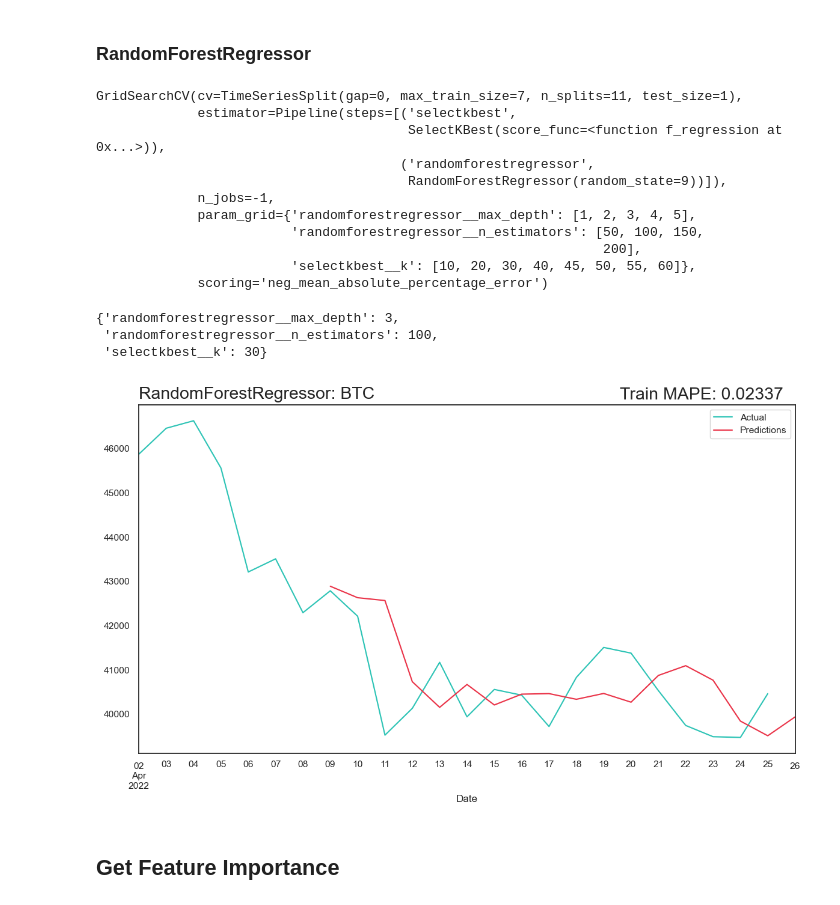
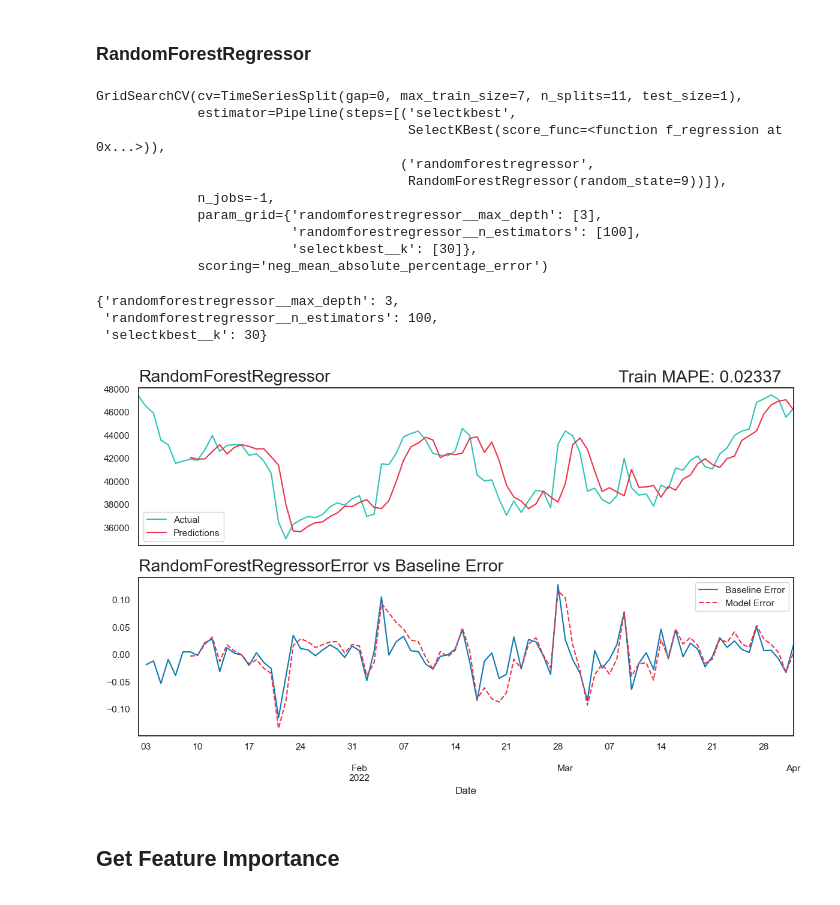
Before and after one commit to LucasNeves27/bc4, a Jupyter notebook: wip/f/BC4_Apex_Models_03.ipynb, the cells around one changed output. Cells and saved outputs as stored; diff of their text form; code cells hidden in the pictures.

```diff
--- a/wip/f/BC4_Apex_Models_03.ipynb
+++ b/wip/f/BC4_Apex_Models_03.ipynb
@@ -194,3 +195,7 @@ df_tt.set_index('Date_Y', inplace=True)
 df_forprediction.set_index('Date_Y', inplace=True)
 # %% [markdown]
 ## Baseline Model
+# %%
+## Baseline model is simply yesterday's price as prediction for today
+
+pred_baseline = df_tt[['Y']].shift()
@@ -293,14 +346,10 @@ pipe_dt = make_pipeline(StandardScaler(),
 
 ## Change params as needed
 params_dt = {
-    'selectkbest__k':[10,20,30,40,45,50,55,60],
+    'selectkbest__k':[5,10,20,30,40,45,50,55,60],
     'decisiontreeregressor__max_depth': [1,2,3,4,5],
 }
 
-## Setup TimeSeriesSplit
-num_splits = int(len(X)/(WINDOW_SIZE+TEST_SIZE))
-
-tscv = TimeSeriesSplit(n_splits=num_splits, max_train_size=WINDOW_SIZE, test_size=TEST_SIZE)
 
 
 # Setting up the grid search
@@ -586,0 +638,20 @@ get_predictions(gs_knr, 'KNeighborsRegressor: BTC')
+# %%
+pipe_lr = make_pipeline(SelectKBest(f_regression),
+                    LinearRegression())
+
+## Change params as needed
+params_lr = {
+    'selectkbest__k':[10,20,30,40,45,50,55,60],
+}
+
+
+# Setting up the grid search
+gs_lr = GridSearchCV(pipe_lr,
+                      params_lr,
+                      n_jobs=-1,
+                      cv=tscv,
+                      scoring=score_func,
+                      refit=True
+                     )
+
+gs_lr.fit(X, Y)
@@ -592,9 +682,9 @@ pipe_rfr = make_pipeline(SelectKBest(f_regression),
 
 ## Change params as needed
 params_rfr = {
-    'selectkbest__k':[10,20,30,40,45,50,55,60],
-    'randomforestregressor__max_depth': [1,2,3,4,5],
-    'randomforestregressor__n_estimators': [50,100,150,200]
+    'selectkbest__k':[30],
+    'randomforestregressor__max_depth': [3],
+    'randomforestregressor__n_estimators': [100]
 }
 
 
@@ -615,10 +705,9 @@ GridSearchCV(cv=TimeSeriesSplit(gap=0, max_train_size=7, n_splits=11, test_size=
                                        ('randomforestregressor',
                                         RandomForestRegressor(random_state=9))]),
              n_jobs=-1,
-             param_grid={'randomforestregressor__max_depth': [1, 2, 3, 4, 5],
-                         'randomforestregressor__n_estimators': [50, 100, 150,
-                                                                 200],
-                         'selectkbest__k': [10, 20, 30, 40, 45, 50, 55, 60]},
+             param_grid={'randomforestregressor__max_depth': [3],
+                         'randomforestregressor__n_estimators': [100],
+                         'selectkbest__k': [30]},
              scoring='neg_mean_absolute_percentage_error')
 # %%
 gs_rfr.best_params_
@@ -629,9 +718,9 @@ gs_rfr.best_params_
 # %%
 best_estimator_rfr = gs_rfr.best_estimator_
 # %%
-get_predictions(gs_rfr, 'RandomForestRegressor: BTC')
+get_predictions(gs_rfr, 'RandomForestRegressor')
 # %% [output]
-[figure, old version]
+[figure, new version]
 # %% [markdown]
 ## Get Feature Importance
 # %%
```
Also changed, not shown: parts of 26 cells of this notebook.
